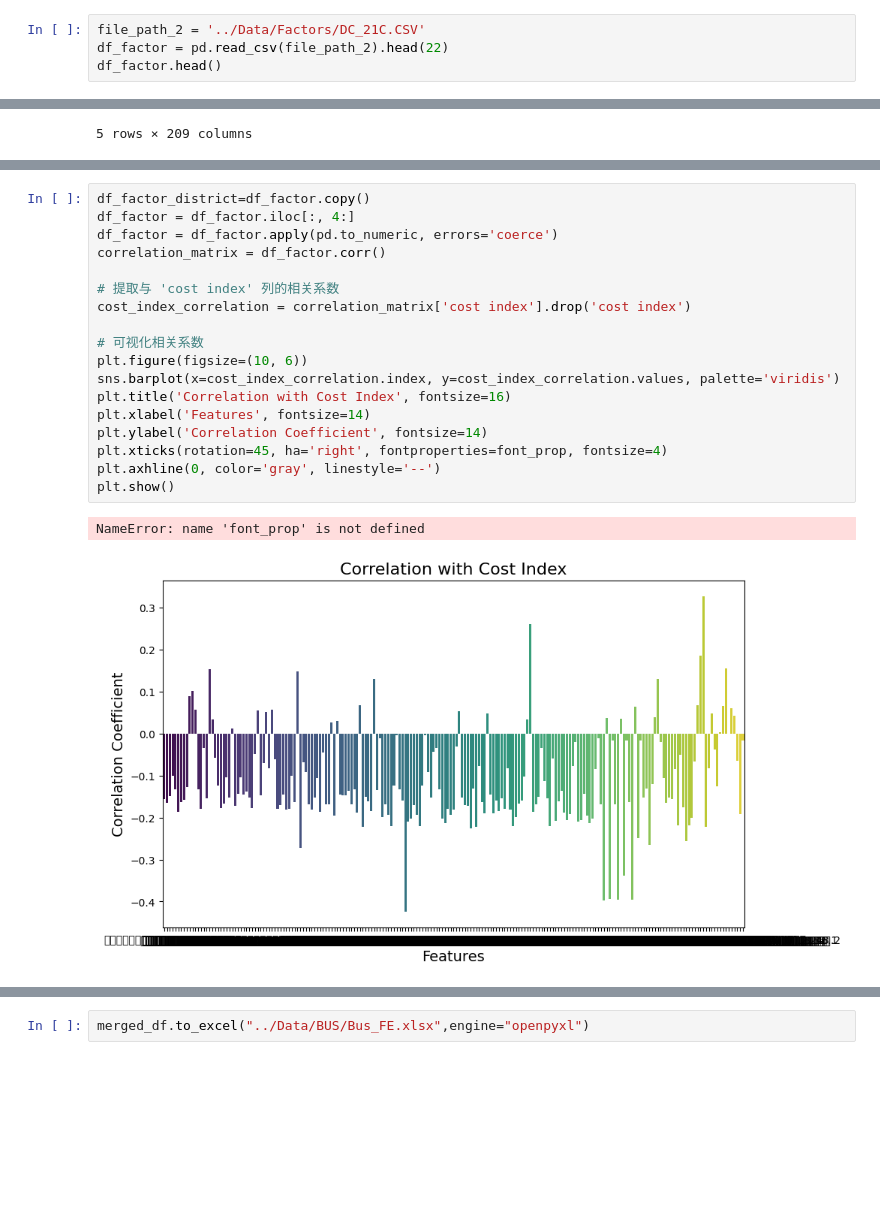
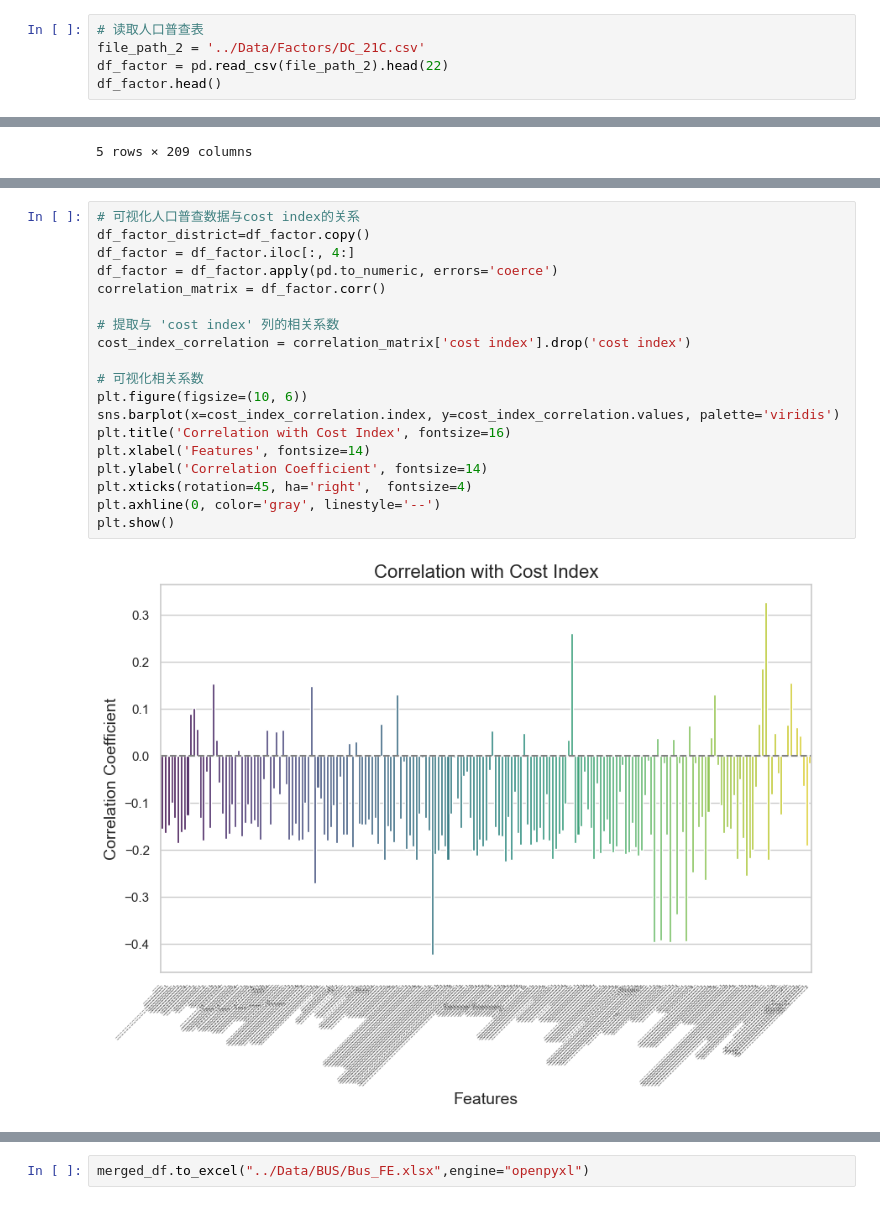
Before and after one commit to feiyiLB/comp3522, a Jupyter notebook: Notebooks/EDA_LB.ipynb, the cells around one changed output, grey strips where cells are left out. Cells and saved outputs as stored; diff of their text form; blank space fills up the shorter version.

```diff
--- a/Notebooks/EDA_LB.ipynb
+++ b/Notebooks/EDA_LB.ipynb
@@ -57,5 +59,6 @@ plt.show()
 # %%
-file_path_2 = '../Data/Factors/DC_21C.CSV'
+# 读取人口普查表
+file_path_2 = '../Data/Factors/DC_21C.csv'
 df_factor = pd.read_csv(file_path_2).head(22)
 df_factor.head()
 # %% [output]
@@ -136,21 +102,21 @@ df_factor.head(18)
 # %%
+# 可视化人口普查数据与cost index的关系
 df_factor_district=df_factor.copy()
 df_factor = df_factor.iloc[:, 4:]
 df_factor = df_factor.apply(pd.to_numeric, errors='coerce')
 correlation_matrix = df_factor.corr()
 
 # 提取与 'cost index' 列的相关系数
 cost_index_correlation = correlation_matrix['cost index'].drop('cost index')
 
 # 可视化相关系数
 plt.figure(figsize=(10, 6))
 sns.barplot(x=cost_index_correlation.index, y=cost_index_correlation.values, palette='viridis')
 plt.title('Correlation with Cost Index', fontsize=16)
 plt.xlabel('Features', fontsize=14)
 plt.ylabel('Correlation Coefficient', fontsize=14)
-plt.xticks(rotation=45, ha='right', fontproperties=font_prop, fontsize=4)
+plt.xticks(rotation=45, ha='right',  fontsize=4)
 plt.axhline(0, color='gray', linestyle='--')
 plt.show()
 # %% [output]
-NameError: name 'font_prop' is not defined
-[figure, old version]
+[figure, new version]
```
Also changed, not shown: parts of 19 cells of this notebook, 34 other files.
